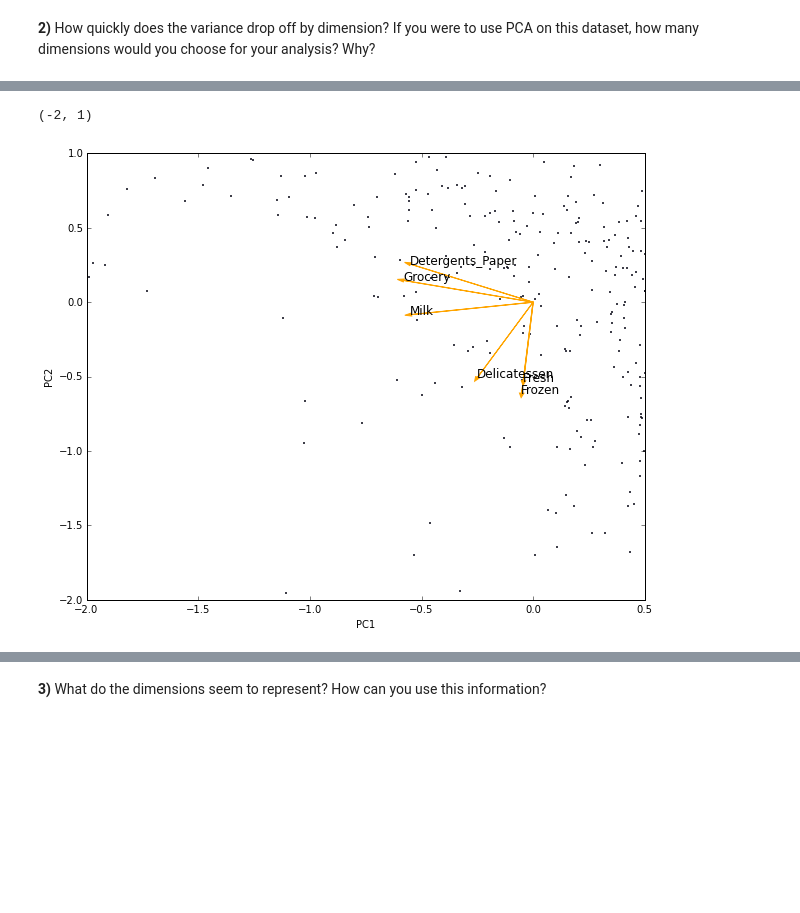
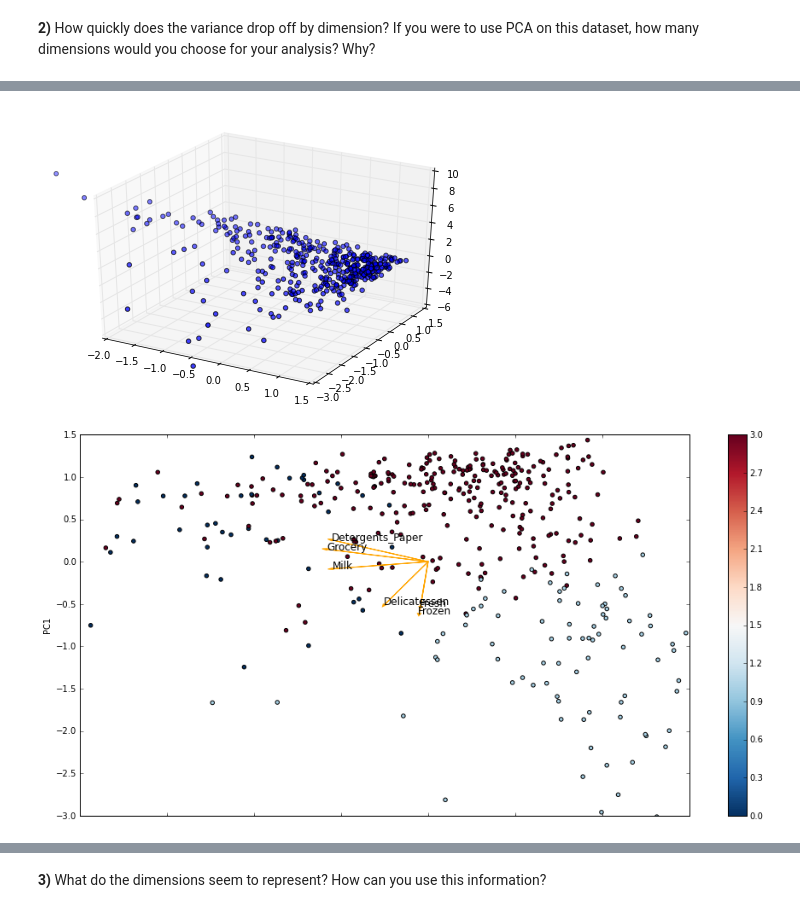
Before and after one commit to talenyc/customer_segmentation, a Jupyter notebook: customer_segments.ipynb, the cells around one changed output, grey strips where cells are left out. Cells and saved outputs as stored; diff of their text form; code cells hidden in the pictures; blank space fills up the shorter version.

```diff
--- a/customer_segments.ipynb
+++ b/customer_segments.ipynb
@@ -49,15 +57,18 @@ data_stnd = stnd.fit_transform(data)
 # %%
 # TODO: Apply PCA with the same number of dimensions as variables in the dataset
 from sklearn.decomposition import PCA
-pca = PCA()
+pca = PCA(n_components=3)
 
 
-c_pca = pca.fit_transform(data_stnd)
+pca.fit(data_stnd)
+pca_dt = pca.transform(data_stnd)
+
+pca_df = pd.DataFrame(pca_dt, columns=['PC1','PC2', 'PC3'])
 
 
 # Print the components and the amount of variance in the data contained in each dimension
-print pca.components_
-print pca.explained_variance_ratio_
+#print 'components_', pca.components_
+print 'explained_variance_ratio_', pca.explained_variance_ratio_
 print plt.plot(pca.components_)
 print plt.plot(pca.explained_variance_ratio_)
 #plt.legend()
@@ -83,8 +81,0 @@ and secondary PC?
-# %%
-from sklearn.decomposition import PCA
-pca = PCA(n_components=2)
-c_pca_prime = pca.fit_transform(data_stnd)
-print c_pca_prime.shape
-print pca.explained_variance_ratio_.sum()
-
-axes =  plt.scatter(c_pca_prime[:,0:1], c_pca_prime[:,1:2] ,  c=['b', 'r', 'g', 'w' ,'y'], marker=u'o')
@@ -95,27 +96,49 @@ axes =  plt.scatter(c_pca_prime[:,0:1], c_pca_prime[:,1:2] ,  c=['b', 'r', 'g',
+# %%
+#attempting to make 3D plot with our 3 variables
+
+from matplotlib import pyplot
+import pylab
+from mpl_toolkits.mplot3d import Axes3D
+import random
+
+
+fig = pylab.figure()
+ax = Axes3D(fig)
+
+
+
+ax.scatter(pca_df.PC1, pca_df.PC2, pca_df.PC3, c=['b', 'r'], marker='o', )
+
+ax.set_xlim (-2, 1.5)
+ax.set_ylim (-3, 1.5)
+
+
+
+
+pyplot.show()
+# %% [output]
+[figure, added]
 # %%
+from sklearn.cluster import KMeans
+
 df = pd.DataFrame(data_stnd, columns=['Fresh',  'Milk' , 'Grocery'  ,'Frozen' , 'Detergents_Paper' , 'Delicatessen'])
 
-def biplot(df):
-    # Fit on 2 components
-    pca = PCA(n_components=2, whiten=True).fit(data_stnd)
+kmeans = KMeans(n_clusters=4)
+clusters = kmeans.fit(data)
 
-    # Plot transformed/projected data
-    ax = pd.DataFrame(
-        pca.transform(df),
-        columns=['PC1', 'PC2']
-    ).plot(kind='scatter', x='PC1', y='PC2', figsize=(10, 8), s=0.8)
+pca_df['cluster'] = pd.Series(clusters.labels_, index=pca_df.index)
 
-    # Plot arrows and labels
-    for i, (pc1, pc2) in enumerate(zip(pca.components_[0], pca.components_[1])):
+ax = pca_df.plot(
+        kind='scatter',
+        x='PC2',y='PC1',
+        c=pca_df.cluster.astype(np.float),
+        colormap = 'RdBu_r',
+        figsize=(16,8),
+        xlim = [-2, 1.5],
+        ylim = [-3, 1.5]   )
+
+for i, (pc1, pc2) in enumerate(zip(pca.components_[0], pca.components_[1])):
         ax.arrow(0, 0, pc1, pc2, width=0.001, fc='orange', ec='orange')
         ax.annotate(df.columns[i], (pc1, pc2), size=12)
-
-    return ax
-
-ax = biplot(df)
-# Play around with the ranges for scaling the plot
-ax.set_xlim([-2, .5])
-ax.set_ylim([-2, 1])
 # %% [output]
-(-2, 1)
-[figure, old version]
+[figure, new version]
```
Also changed, not shown: parts of 22 cells of this notebook.
